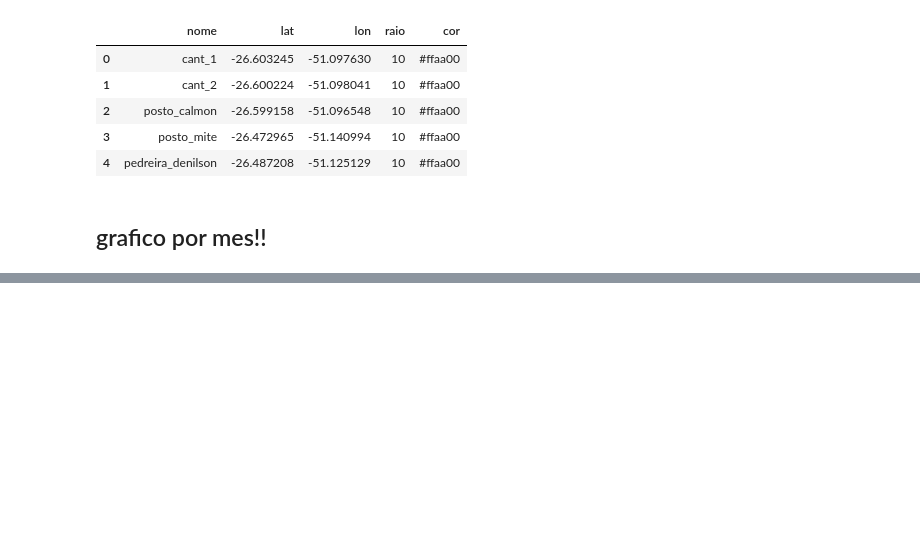
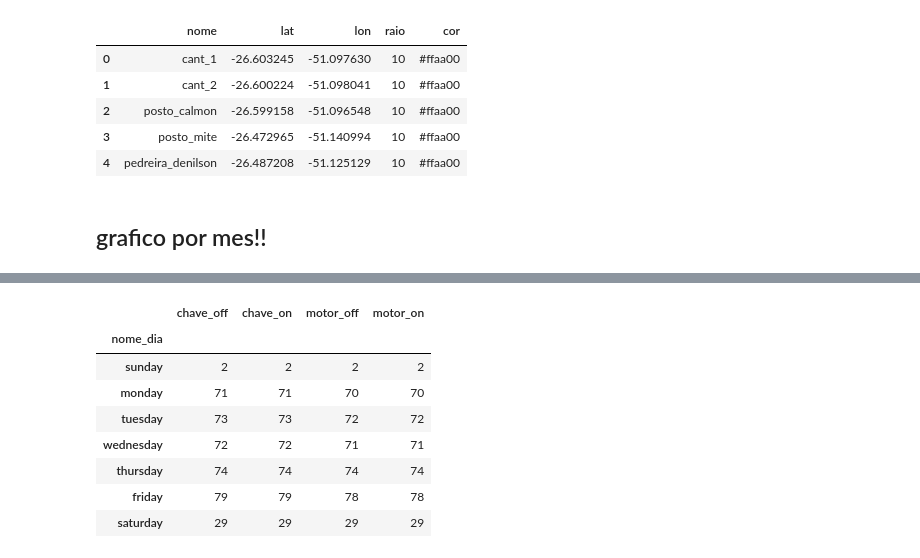
Before and after one commit to CAIOZANETTI/gps_maquina, a Jupyter notebook: etl_tabela_gps.ipynb, the cells around one changed output, grey strips where cells are left out. Cells and saved outputs as stored; diff of their text form; code cells hidden in the pictures; blank space fills up the shorter version.

```diff
--- a/etl_tabela_gps.ipynb
+++ b/etl_tabela_gps.ipynb
@@ -351,4 +348,0 @@ df3
-# %%
-df3 = round(df3/35,0)
-df3 = df3.astype(int)
-df3
@@ -385 +369,14 @@ df.T
 | qtd | 31 | 31 | 30 | 30 | 30 | 30 | 31 |
+# %%
+df4 = df3.div(df_dia['qtd'],axis=0).astype(int)
+df4
+# %% [output]
+|  | chave_off | chave_on | motor_off | motor_on |
+| nome_dia |  |  |  |  |
+| sunday | 2 | 2 | 2 | 2 |
+| monday | 71 | 71 | 70 | 70 |
+| tuesday | 73 | 73 | 72 | 72 |
+| wednesday | 72 | 72 | 71 | 71 |
+| thursday | 74 | 74 | 74 | 74 |
+| friday | 79 | 79 | 78 | 78 |
+| saturday | 29 | 29 | 29 | 29 |
```
Also changed, not shown: parts of 5 cells of this notebook, 2 other files.
